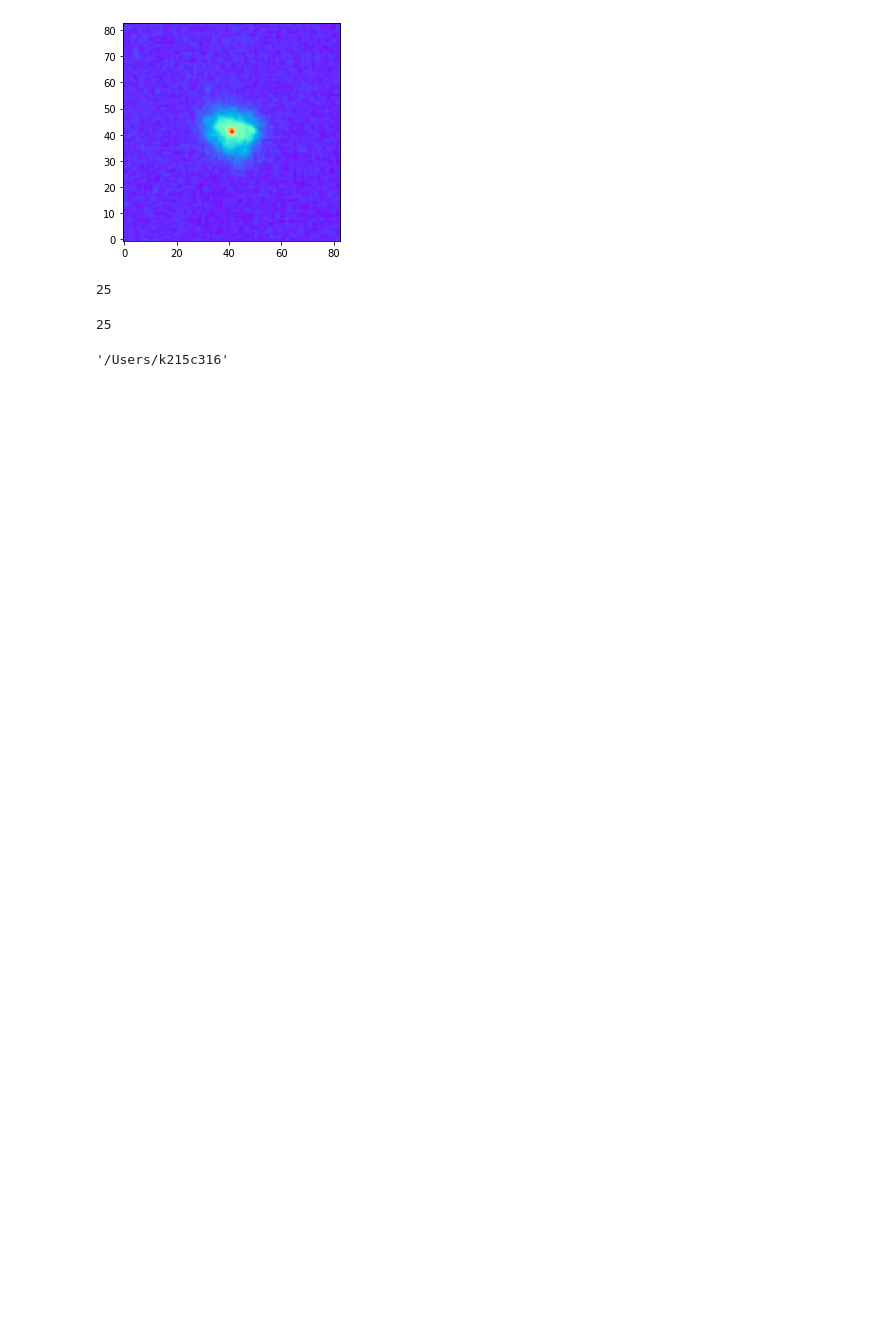
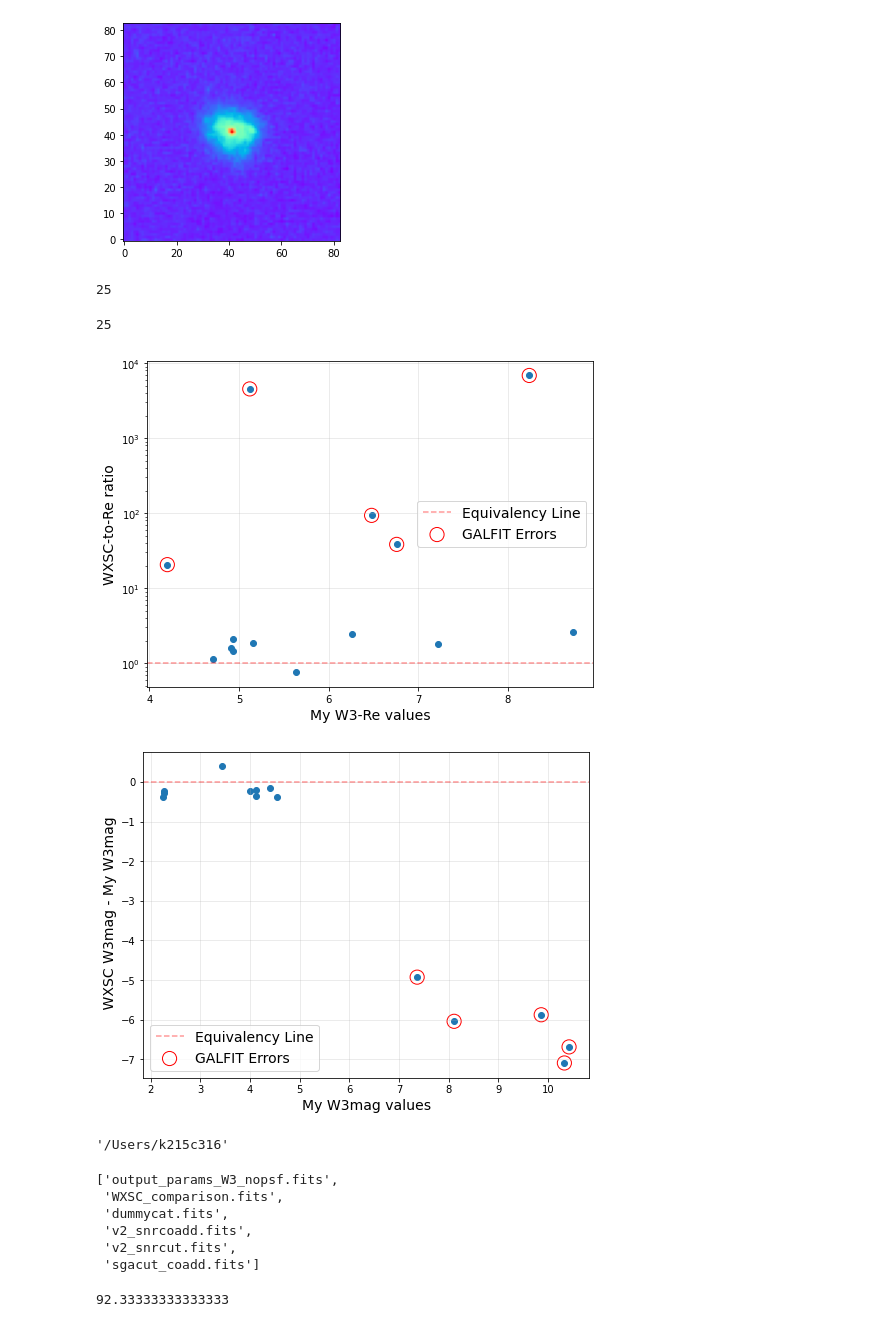
Before and after one commit to Kyssuber/GUI_odyssey, a Jupyter notebook: scrap.ipynb, the cells around one changed output. Drawn from its saved outputs; the diff is of its cells as text; code cells hidden in the pictures; blank space fills up the shorter version.

```diff
--- a/scrap.ipynb
+++ b/scrap.ipynb
@@ -32,4 +29,0 @@ os.chdir(homedir)
-# %%
-pwd
-# %% [output]
-'/Users/k215c316'
@@ -35,0 +35,48 @@ pwd
+# %%
+#sorts in ascending order according to one column's entries
+re.sort('prefix')
+# %%
+#no psf case; marked galaxies with GALFIT error flags; allWISE (WXSC) vs. unWISE (me)
+#can't easily compare radii; WXSC reports SMA. unsure whether SMA is full diameter and if it
+#represents the SMA of the effective radius?
+
+#use w3 magnitude instead.
+eff = re['R3']
+my_eff = my_re['re']*2.75/60
+# %%
+plt.figure(figsize=(8,6))
+
+plt.scatter(eff,eff/my_eff/2)
+plt.grid(alpha=0.3)
+plt.xlabel('My W3-Re values',fontsize=14)
+plt.ylabel('WXSC-to-Re ratio',fontsize=14)
+plt.axhline(1,color='r',linestyle='dashed',alpha=0.4, label='Equivalency Line')
+
+err = my_re['err_flag']==1
+plt.scatter(eff[err],eff[err]/my_eff[err]/2,color='red',s=200,facecolor='None',label='GALFIT Errors')
+
+#plt.ylim(0,40)
+plt.yscale('log')
+plt.legend(fontsize=14)
+plt.show()
+
+plt.figure(figsize=(8,6))
+plt.scatter(my_re['mag'],re['W3mag']-my_re['mag'])
+plt.grid(alpha=0.3)
+plt.xlabel('My W3mag values',fontsize=14)
+plt.ylabel(' WXSC W3mag - My W3mag',fontsize=14)
+#plt.ylim(0,4)
+
+plt.axhline(0,color='r',linestyle='dashed',alpha=0.4,label='Equivalency Line')
+
+plt.scatter(my_re['mag'][err],re['W3mag'][err]-my_re['mag'][err],
+            color='red',s=200,facecolor='None',label='GALFIT Errors')
+plt.legend(fontsize=14)
+plt.show()
+# %% [output]
+[figure, added]
+[figure, added]
+# %%
+os.getcwd()
+# %% [output]
+'/Users/k215c316'
@@ -35,0 +92,13 @@ pwd
+# %%
+filenames
+# %% [output]
+['output_params_W3_nopsf.fits',
+ 'WXSC_comparison.fits',
+ 'dummycat.fits',
+ 'v2_snrcoadd.fits',
+ 'v2_snrcut.fits',
+ 'sgacut_coadd.fits']
+# %%
+200/600*277
+# %% [output]
+92.33333333333333
```
Also changed, not shown: parts of 10 cells of this notebook, 2 other files.
